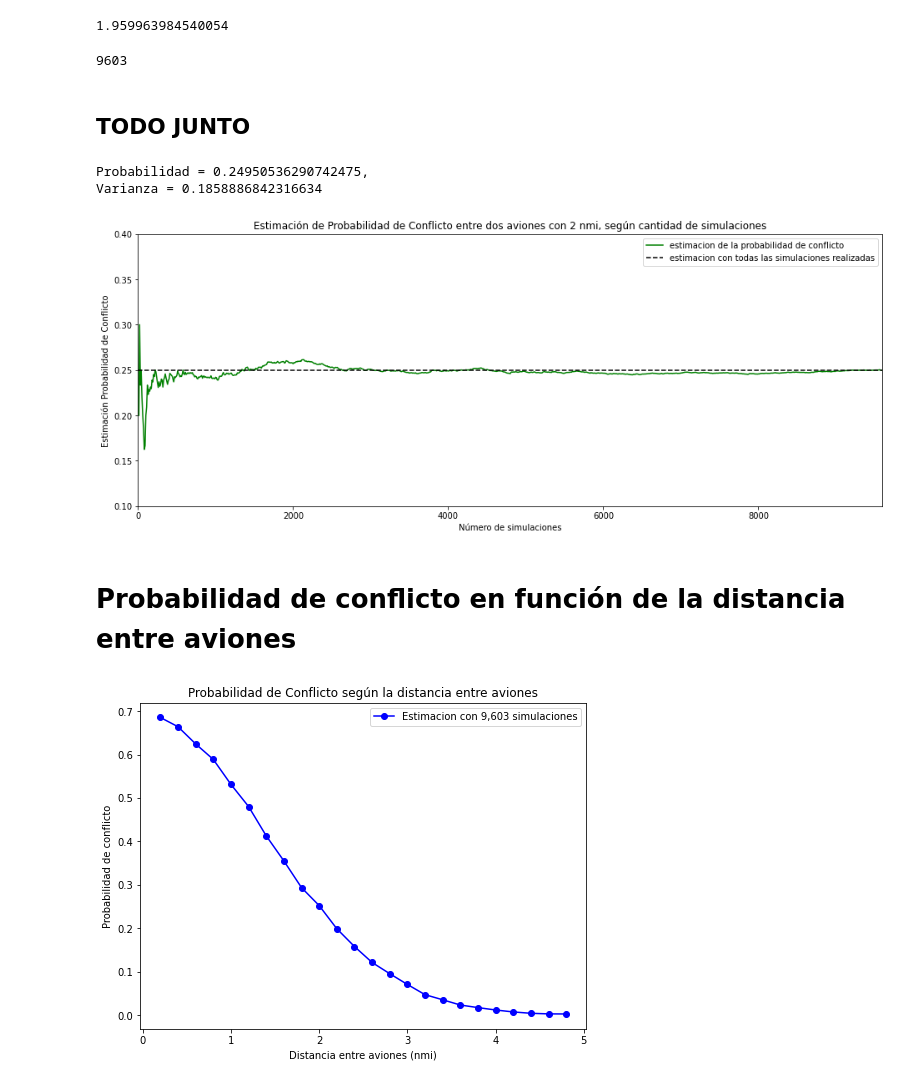
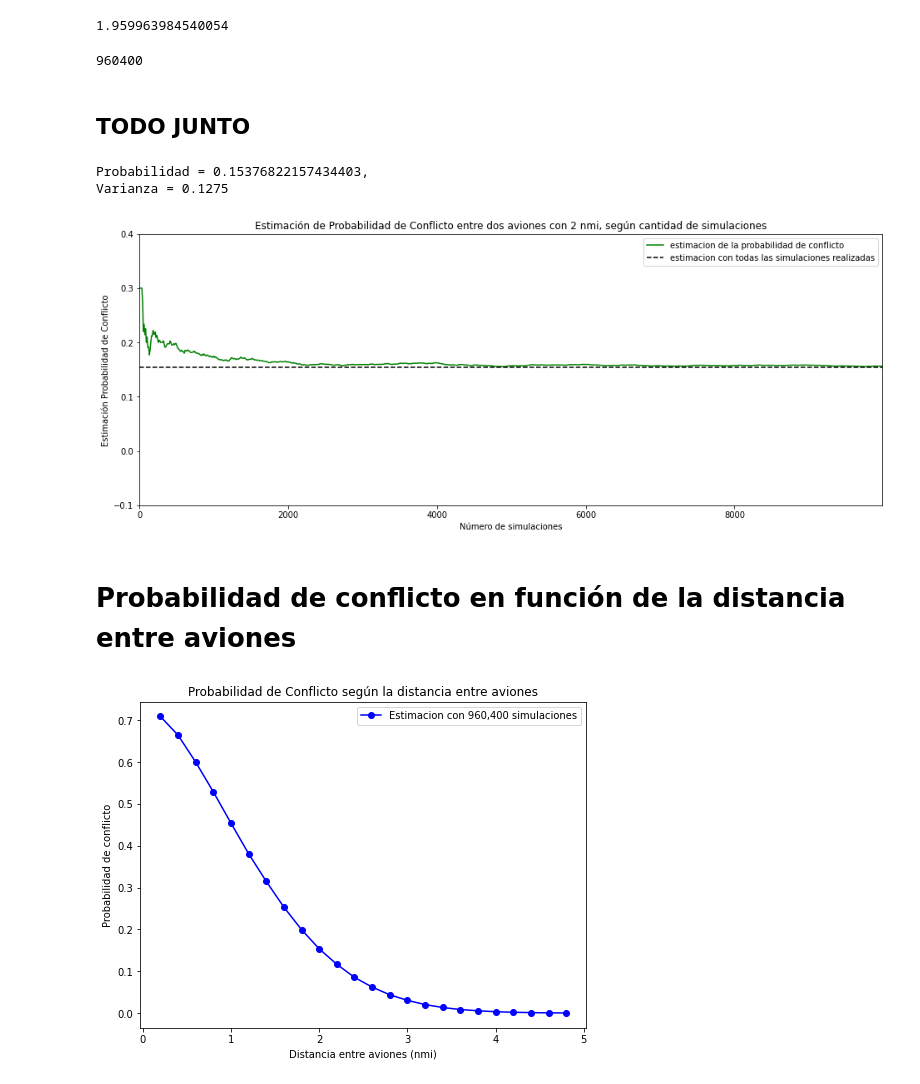
Before and after one commit to AnIsAsPe/Estimacion-probabilidad-conflicto-en-trayectorias-de-vuelos-paralelos, a Jupyter notebook: Notebooks/Estimación_probabilidad_de_conflicto_en_trayectorias_de_vuelo_MonteCarlo.ipynb, the cells around one changed output. Drawn from its saved outputs; the diff is of its cells as text; code cells hidden in the pictures.

```diff
--- a/Notebooks/Estimación_probabilidad_de_conflicto_en_trayectorias_de_vuelo_MonteCarlo.ipynb
+++ b/Notebooks/Estimación_probabilidad_de_conflicto_en_trayectorias_de_vuelo_MonteCarlo.ipynb
@@ -21,7 +21,7 @@ $\mathbb{Cov}(error_{a,t},~error_{a,s}) = r_a^2t^2$
 def covarianza_a(r_a):
       cov_a = pd.DataFrame(np.zeros((21,21)), index=range(21), columns=range(21))
       for s in range(21):
-          for t in range(1,s):
+          for t in range(s+1):
                 cov_a.loc[t,s]=cov_a.loc[s,t]=(r_a**2)*((t)**2)
       return cov_a
 # %% [markdown]
@@ -171,13 +171,13 @@ $\mathbb{Cov}(error_{c,t},~error_{c,s}) = \sigma_c^2(1-e^{-2\frac{r_c}{\sigma_c}
 ---
 R. A. Paielli y H. Erzberger, «Conflict Probability Estimation for Free Flight», Journal of Guidance, Control, and Dynamics, may 2012, doi: 10.2514/2.4081.
 # %%
-v = 8           # velocidad (nmi/min)(nmi -> millas naúticas)
+v = 3           # velocidad (nmi/min)(nmi -> millas naúticas)
 
 # Para aviones con turvina civil se tiene
 r_c = 1/57      #  nmi/min
 sigma_c = 1     #  nmi
 
-r_a = 0         # se omiten los errores along-track
+r_a = 0.0       # se omiten los errores along-track
 
 # CÁLCULO DE COVARIANZAS
 cov_c = covarianza_c(sigma_c, r_c, v)
@@ -287,12 +272,12 @@ z_score
 # %% [output]
 1.959963984540054
 # %%
-error = 0.01
+error = 0.001
 z_score = 1.96            #  95% de nivel de confianza
 N = int((z_score**2)/(4*(error**2)))
 N
 # %% [output]
-9603
+960400
 # %% [markdown]
 ## TODO JUNTO
 # %%
@@ -301,27 +286,27 @@ p, varianza, Z = probabilidad_de_conflicto(velocidad = v, distancia=d,
                                                   n_simulaciones = N)
 print('Probabilidad = {},\nVarianza = {}'.format(p, varianza))
 # %% [output]
-Probabilidad = 0.24950536290742475,
-Varianza = 0.1858886842316634
+Probabilidad = 0.15376822157434403,
+Varianza = 0.1275
 # %%
-ns = range(0, N, 10)
+ns = range(0, 10000, 10)
 estimacion_p = []
 for n in ns:
   estimacion_p.append(Z[:n].mean())
 
 #Gráfica estimación de p
 plt.figure(figsize=(16, 6))
 plt.plot(ns, estimacion_p, color='g', label = 'estimacion de la probabilidad de conflicto')
 plt.axhline(y=p, color='black', ls='--', label='estimacion con todas las simulaciones realizadas')
 plt.xlim(0, ns[-1])
-plt.ylim(.1, .4)
+plt.ylim(-.1, .4)
 plt.xlabel('Número de simulaciones')
 plt.ylabel('Estimación Probabilidad de Conflicto')
 plt.title('Estimación de Probabilidad de Conflicto entre dos aviones con {} nmi, según cantidad de simulaciones'.format(d))
 plt.legend()
 plt.show()
 # %% [output]
-[figure, old version]
+[figure, new version]
 # %% [markdown]
 # Probabilidad de conflicto en función de la distancia entre aviones
 # %%
@@ -344,4 +329,4 @@ plt.title('Probabilidad de Conflicto según la distancia entre aviones')
 plt.legend()
 plt.show()
 # %% [output]
-[figure, old version]
+[figure, new version]
```
Also changed, not shown: parts of 12 cells of this notebook.
